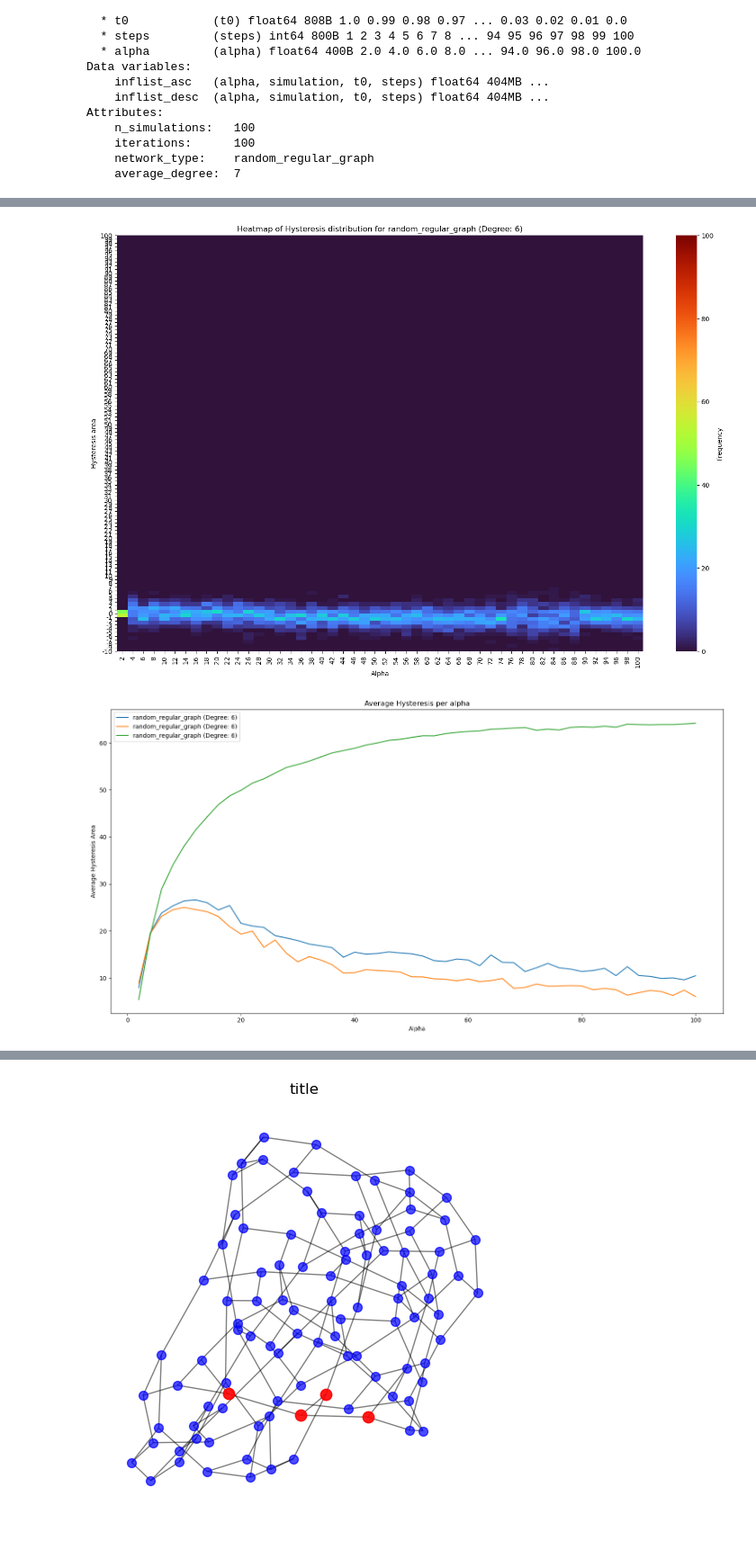
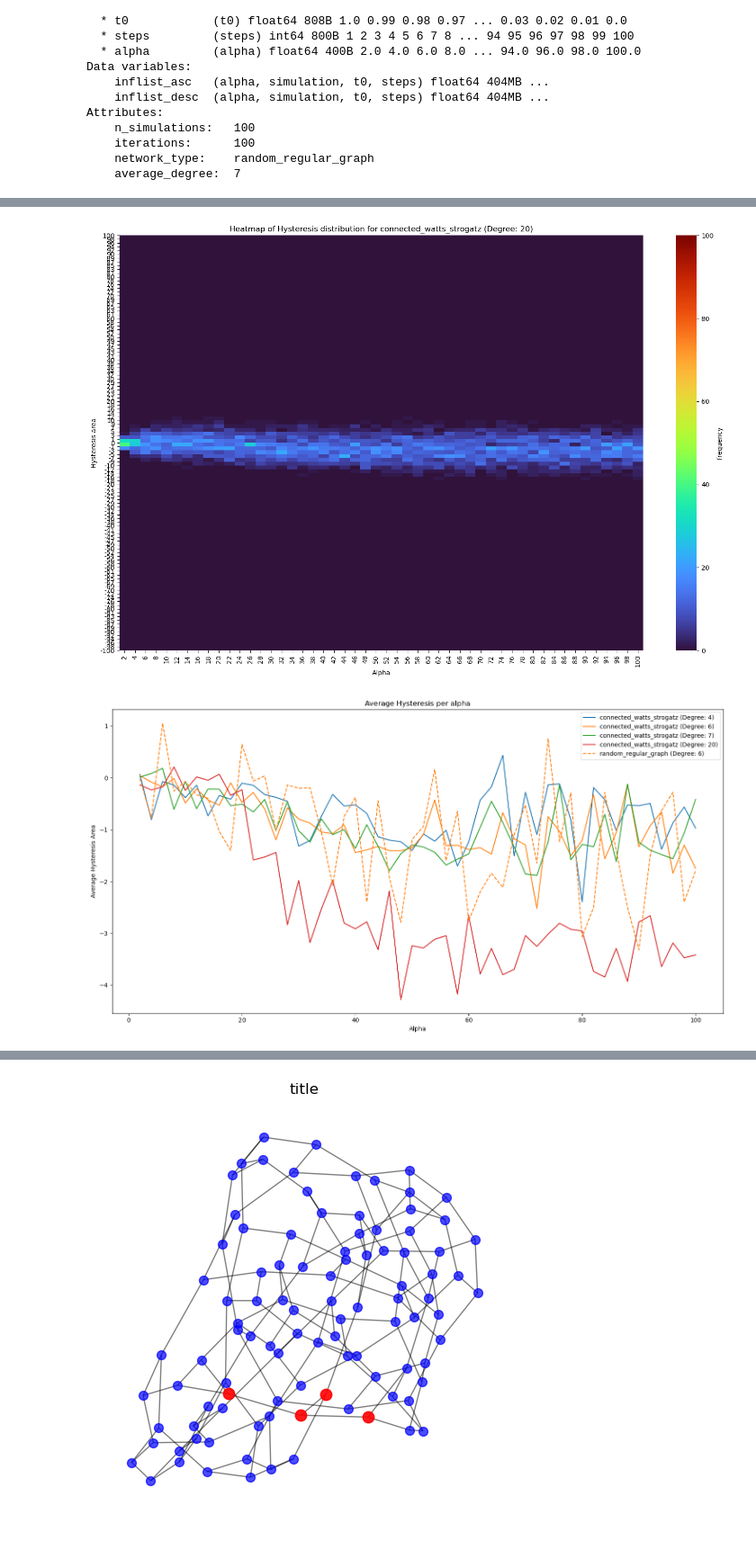
Before and after one commit to Leo1898/complex_contagions_package, a Jupyter notebook: notebooks/visualization.ipynb, the cells around one changed output, grey strips where cells are left out. Shown at 90% size. Cells and saved outputs as stored; diff of their text form; code cells hidden in the pictures.

```diff
--- a/notebooks/visualization.ipynb
+++ b/notebooks/visualization.ipynb
@@ -48,13 +51,13 @@ plotter.hysteresis_boxplot()
 # %%
 from complex_contagions_package.visualizer import DiffusionPlotter
 
 %matplotlib inline
-#plotter = DiffusionPlotter(dataset_path="../datasets/final_ds_connected_watts_strogatz_degree2.nc")
-plotter = DiffusionPlotter(dataset_path="../datasets/indiv_networks_reversedt0_final_ds_random_regular_graph_degree6.nc")
+plotter = DiffusionPlotter(dataset_path="../datasets/orange_gruen_final_ds_connected_watts_strogatz_degree20.nc")
+#plotter = DiffusionPlotter(dataset_path="../datasets/orange_gruen_final_ds_random_regular_graph_degree6.nc")
 #plotter = DiffusionPlotter(dataset_path="../../trash/v_20012025/datasetsForRec/final_ds_random_regular_graph_degree6.nc")
 plotter.hysteresis_heatmap()
 # %% [output]
-[figure, old version]
+[figure, new version]
 # %%
 from complex_contagions_package.visualizer import heatmap_generator
 
@@ -72,27 +75,16 @@ from complex_contagions_package.visualizer import DiffusionPlotter
 
 %matplotlib inline
 dataset_paths = [
-    # "../datasets/final_ds_connected_watts_strogatz_degree4.nc",
-    # "../datasets/final_ds_connected_watts_strogatz_degree6.nc",
-    # "../datasets/final_ds_connected_watts_strogatz_degree8.nc",
-    # "../datasets/final_ds_connected_watts_strogatz_degree10.nc",
-    # "../datasets/final_ds_connected_watts_strogatz_degree20.nc",
-    "../datasets/old_final_ds_random_regular_graph_degree6.nc",
-    "../datasets/vart0_final_ds_random_regular_graph_degree6.nc",
-    "../datasets/reversed_and_vart0_final_ds_random_regular_graph_degree6.nc",
-    # "../datasets/final_ds_random_regular_graph_degree7.nc",
-    # "../datasets/final_ds_random_regular_graph_degree8.nc",
-    # "../datasets/final_ds_random_regular_graph_degree9.nc",
-    # "../datasets/final_ds_random_regular_graph_degree10.nc",
-    # "../datasets/final_ds_random_regular_graph_degree20.nc",
-    # "../datasets/final_ds_random_regular_graph_degree30.nc",
-    # "../datasets/final_ds_random_regular_graph_degree40.nc",
-    # "../datasets/final_ds_random_regular_graph_degree50.nc",
-    #"../datasets/final_ds_complete_graph_degree99.nc"
+    "../datasets/orange_gruen_final_ds_connected_watts_strogatz_degree4.nc",
+    "../datasets/orange_gruen_final_ds_connected_watts_strogatz_degree6.nc",
+    "../datasets/orange_gruen_final_ds_connected_watts_strogatz_degree7.nc",
+    "../datasets/orange_gruen_final_ds_connected_watts_strogatz_degree20.nc",
+
+    "../datasets/orange_gruen_final_ds_random_regular_graph_degree6.nc",
 ]
 
 # Eine Dummy-Instanz erstellen, um die Methode `multiple_instances` zu nutzen
 plotter = DiffusionPlotter(dataset_path=dataset_paths[0])
 plotter.avg_hysteresis_per_alpha(dataset_paths)
 # %% [output]
-[figure, old version]
+[figure, new version]
```
Also changed, not shown: parts of 10 cells of this notebook, 8 other files.
